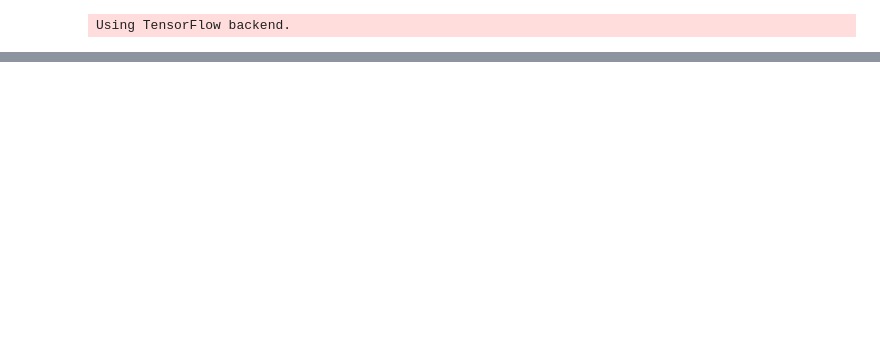
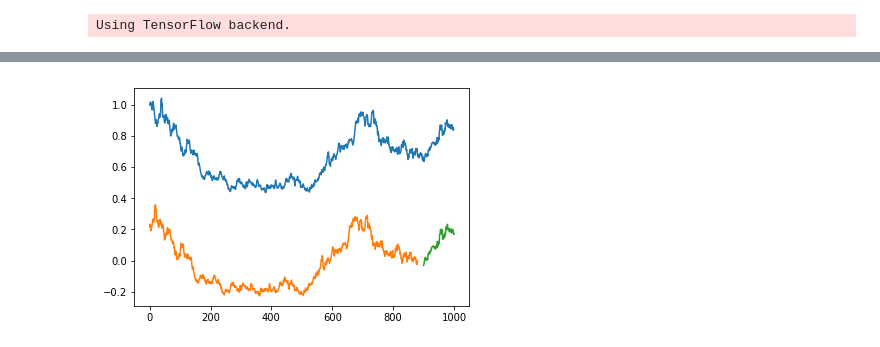
Before and after one commit to bmetherall/Machine_Learning_Stocks, a Jupyter notebook: RNN.ipynb, the cells around one changed output, grey strips where cells are left out. Cells and saved outputs as stored; diff of their text form; code cells hidden in the pictures; blank space fills up the shorter version.

```diff
--- a/RNN.ipynb
+++ b/RNN.ipynb
@@ -138,0 +152,7 @@ NameError: name 'clean' is not defined
+# %%
+plt.plot(data[:,0])
+plt.plot(y_train[:,0])
+plt.plot(np.linspace(900,1000,98),y_test[:,0])
+plt.show()
+# %% [output]
+[figure, added]
```
Also changed, not shown: parts of 19 cells of this notebook.
